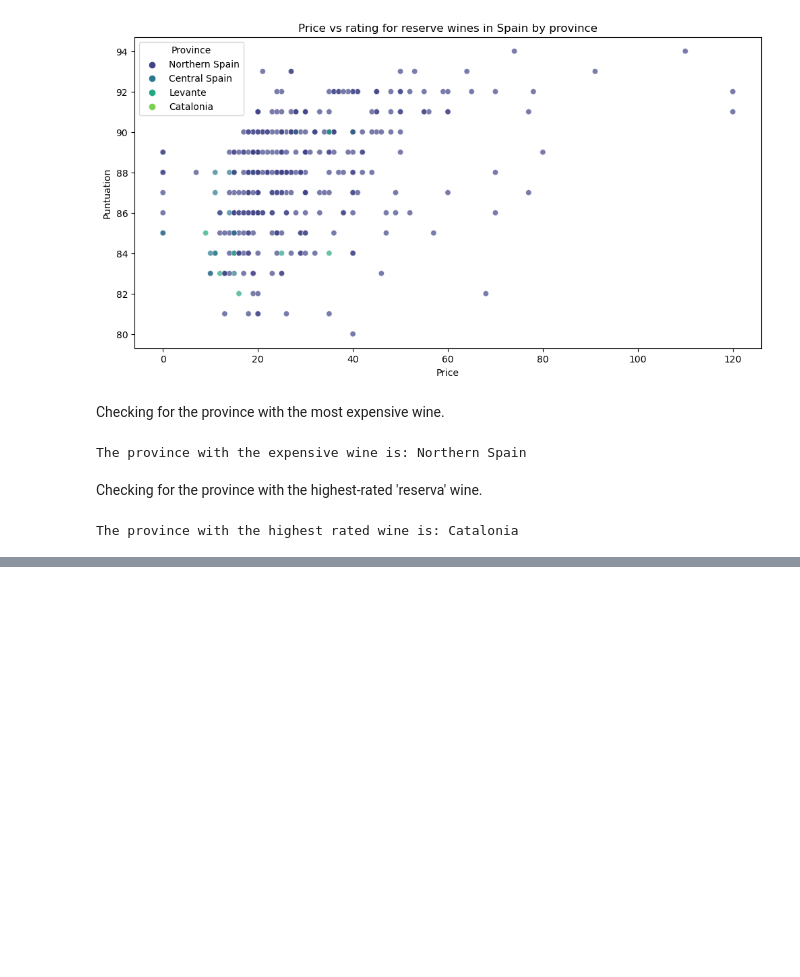
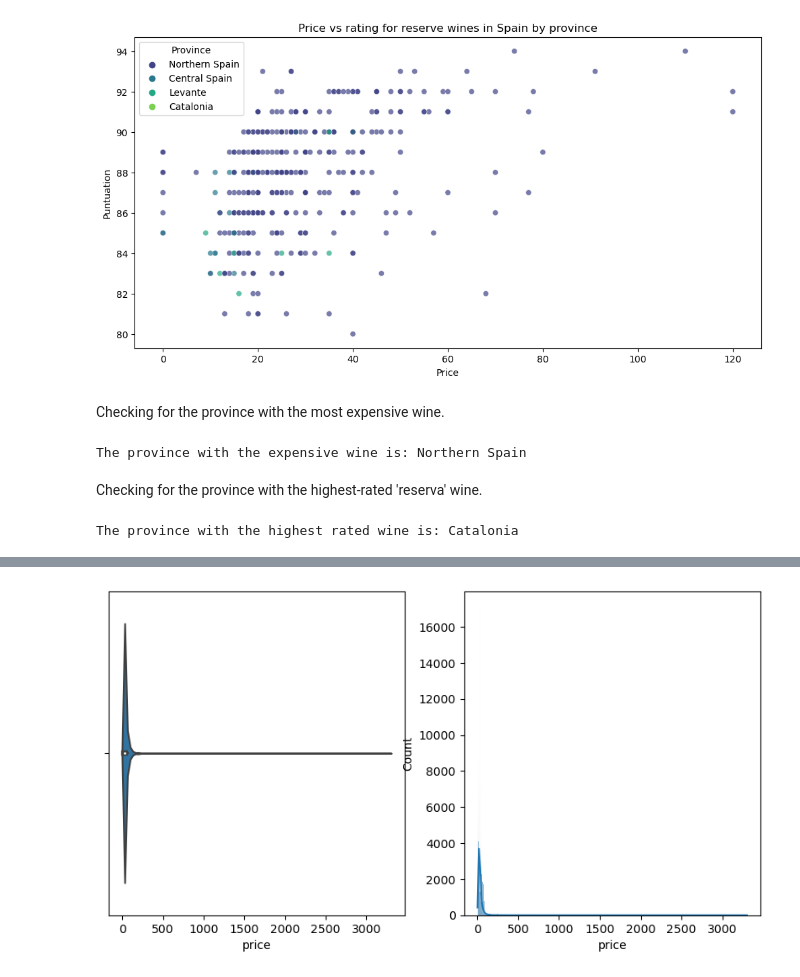
Before and after one commit to Diacon81/Wine, a Jupyter notebook: wines.ipynb, the cells around one changed output, grey strips where cells are left out. Drawn from its saved outputs; the diff is of its cells as text; code cells hidden in the pictures; blank space fills up the shorter version.

```diff
--- a/wines.ipynb
+++ b/wines.ipynb
@@ -231,0 +236,5 @@ The province with the highest rated wine is: Catalonia
+# %%
+wines_df = pd.merge(left=csv_df,right=json_df,how='outer')
+#Filtering the columns we are interested in
+wines_df = wines_df.drop(['Unnamed: 0','description','title','taster_twitter_handle'], axis=1)
+wines_df
@@ -231,0 +255,3 @@ The province with the highest rated wine is: Catalonia
+# %%
+wines_df.drop_duplicates(inplace=True)
+wines_df
@@ -231,0 +272,3 @@ The province with the highest rated wine is: Catalonia
+# %%
+wines_df['price'].fillna(wines_df["price"].mean(), inplace=True)
+wines_df
@@ -231,0 +303,3 @@ The province with the highest rated wine is: Catalonia
+# %%
+wines_df.fillna("Unknown", inplace=True)
+wines_df
@@ -231,0 +320,7 @@ The province with the highest rated wine is: Catalonia
+# %%
+fig, axes = plt.subplots(1, 2, figsize=(10,5))
+sns.violinplot(x=wines_df['price'],ax=axes[0])
+sns.histplot(wines_df, x="price", kde=True, ax=axes[1])
+plt.show()
+# %% [output]
+[figure, added]
```
Also changed, not shown: parts of 7 cells of this notebook.
